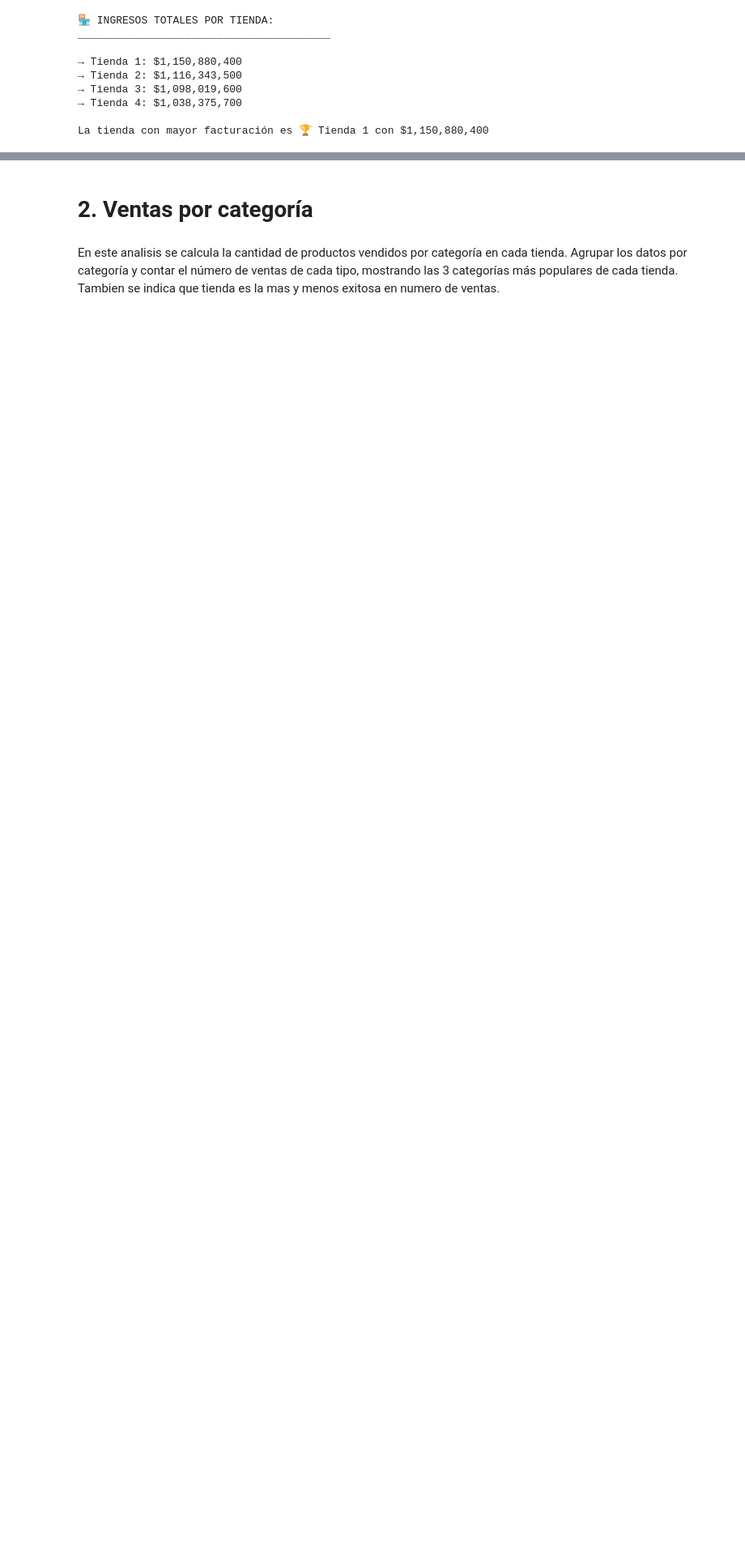
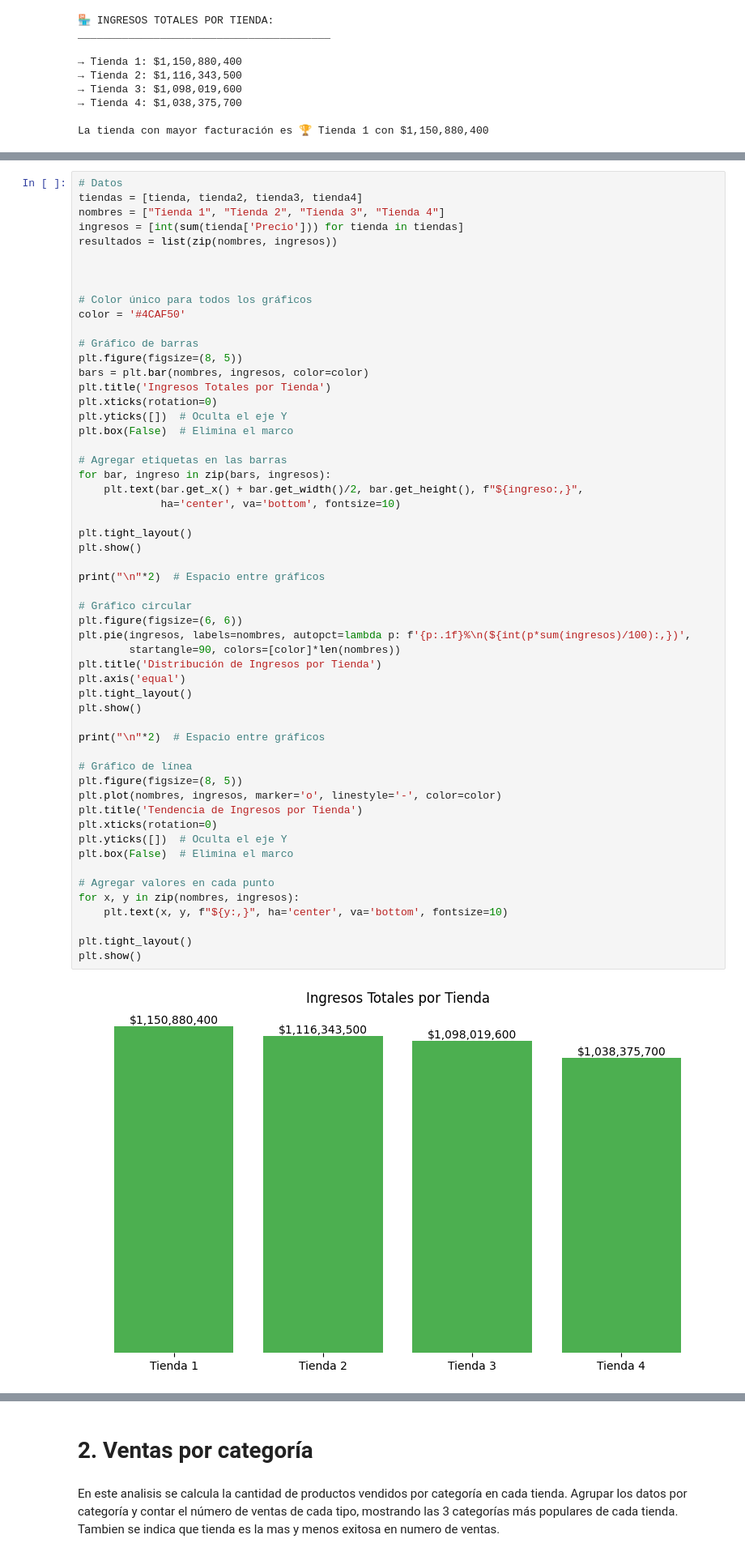
Before and after one commit to lzepedainacap1982/Challenge_Alura_Store_G8, a Jupyter notebook: AluraStoreLatam.ipynb, the cells around one changed output, grey strips where cells are left out. Shown: that part at 81% size. Cells and saved outputs as stored; diff of their text form; blank space fills up the shorter version.

Commit message:
Incorporando gráficos para el análisis de ventas totales x tienda

```diff
--- a/AluraStoreLatam.ipynb
+++ b/AluraStoreLatam.ipynb
@@ -65,0 +84,57 @@ La tienda con mayor facturación es 🏆 Tienda 1 con $1,150,880,400
+# %%
+# Datos
+tiendas = [tienda, tienda2, tienda3, tienda4]
+nombres = ["Tienda 1", "Tienda 2", "Tienda 3", "Tienda 4"]
+ingresos = [int(sum(tienda['Precio'])) for tienda in tiendas]
+resultados = list(zip(nombres, ingresos))
+
+
+
+# Color único para todos los gráficos
+color = '#4CAF50'
+
+# Gráfico de barras
+plt.figure(figsize=(8, 5))
+bars = plt.bar(nombres, ingresos, color=color)
+plt.title('Ingresos Totales por Tienda')
+plt.xticks(rotation=0)
+plt.yticks([])  # Oculta el eje Y
+plt.box(False)  # Elimina el marco
+
+# Agregar etiquetas en las barras
+for bar, ingreso in zip(bars, ingresos):
+    plt.text(bar.get_x() + bar.get_width()/2, bar.get_height(), f"${ingreso:,}",
+             ha='center', va='bottom', fontsize=10)
+
+plt.tight_layout()
+plt.show()
+
+print("\n"*2)  # Espacio entre gráficos
+
+# Gráfico circular
+plt.figure(figsize=(6, 6))
+plt.pie(ingresos, labels=nombres, autopct=lambda p: f'{p:.1f}%\n(${int(p*sum(ingresos)/100):,})',
+        startangle=90, colors=[color]*len(nombres))
+plt.title('Distribución de Ingresos por Tienda')
+plt.axis('equal')
+plt.tight_layout()
+plt.show()
+
+print("\n"*2)  # Espacio entre gráficos
+
+# Gráfico de línea
+plt.figure(figsize=(8, 5))
+plt.plot(nombres, ingresos, marker='o', linestyle='-', color=color)
+plt.title('Tendencia de Ingresos por Tienda')
+plt.xticks(rotation=0)
+plt.yticks([])  # Oculta el eje Y
+plt.box(False)  # Elimina el marco
+
+# Agregar valores en cada punto
+for x, y in zip(nombres, ingresos):
+    plt.text(x, y, f"${y:,}", ha='center', va='bottom', fontsize=10)
+
+plt.tight_layout()
+plt.show()
+# %% [output]
+[figure, added]
```
Also changed, not shown: parts of 6 cells of this notebook.
